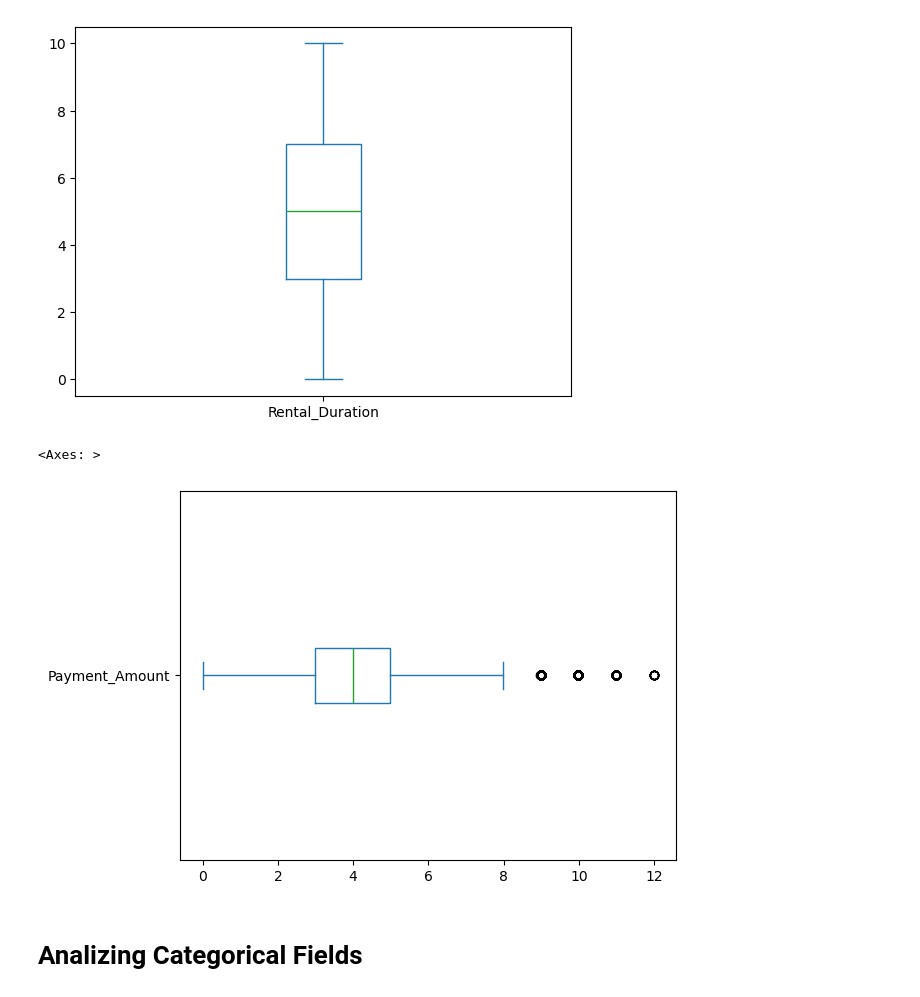
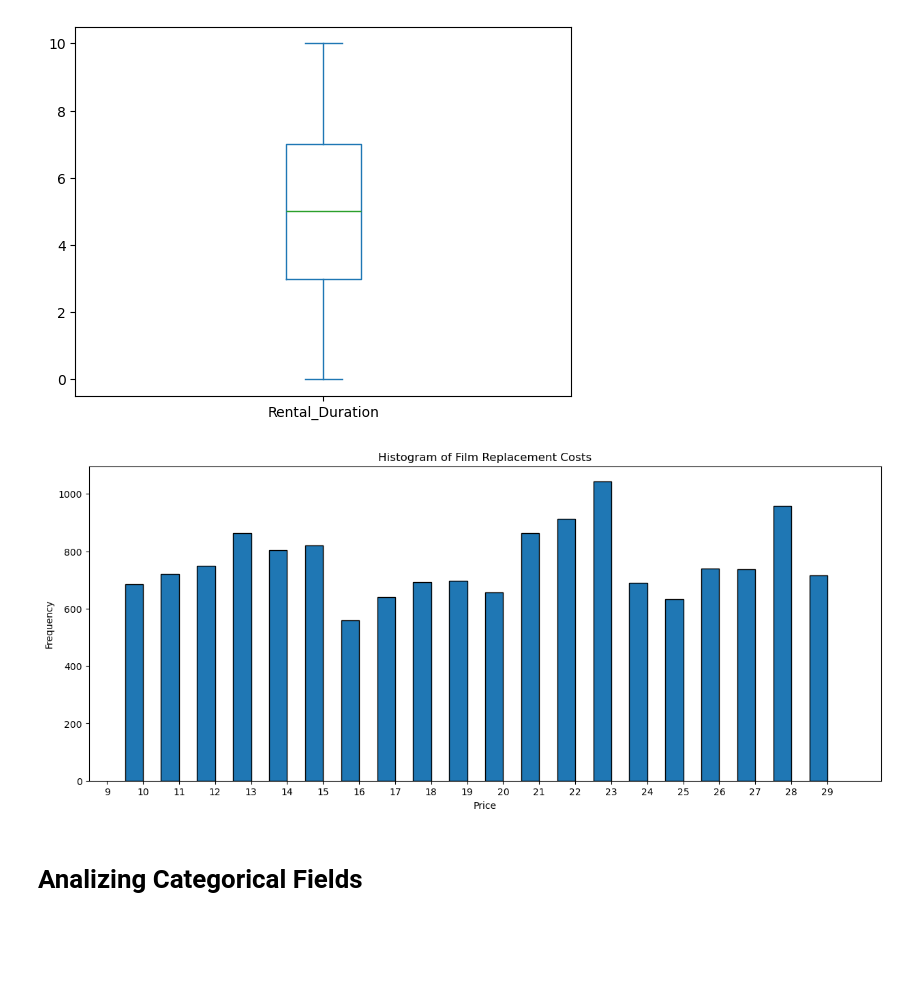
Before and after one commit to luipmesquita/Main-Project-of-Data-Analysis, a Jupyter notebook: scripts/sakila-InProgress.ipynb, the cells around one changed output. Saved outputs shown, nothing was run; the diff lists cells and outputs as text; code cells hidden in the pictures; blank space fills up the shorter version.

```diff
--- a/scripts/sakila-InProgress.ipynb
+++ b/scripts/sakila-InProgress.ipynb
@@ -183,11 +183,35 @@ df['Rental_Duration'].plot(kind = 'box')
 # %% [output]
 <Axes: >
 [figure]
-# %%
-df['Payment_Amount'].plot(kind = 'box', vert = False)
-# %% [output]
-<Axes: >
-[figure, removed]
+# %%
+# Set figure dimensions
+plt.figure(figsize=(15, 6))
+
+# Calculate the bin edges
+min_value = np.round(df['Film_Replace_Cost'].min())
+max_value = math.floor(df['Film_Replace_Cost'].max())
+bin_width = 1
+bin_edges = np.arange(min_value - bin_width, max_value + bin_width, bin_width)
+
+# Plot histogram with actual counts and specified bin edges
+plt.hist(df['Film_Replace_Cost'],
+         bins      = bin_edges,
+         align     = 'right',
+         width     = 0.50,
+         edgecolor = 'black')
+
+# Set x-axis ticks to specific values
+plt.xticks(bin_edges)
+
+# Set labels and title
+plt.xlabel('Price')
+plt.ylabel('Frequency')
+plt.title('Histogram of Film Replacement Costs')
+
+# Show plot
+plt.show()
+# %% [output]
+[figure, added]
 # %% [markdown]
 # Analizing Categorical Fields
 # %%
```
Also changed, not shown: parts of 5 cells of this notebook.
